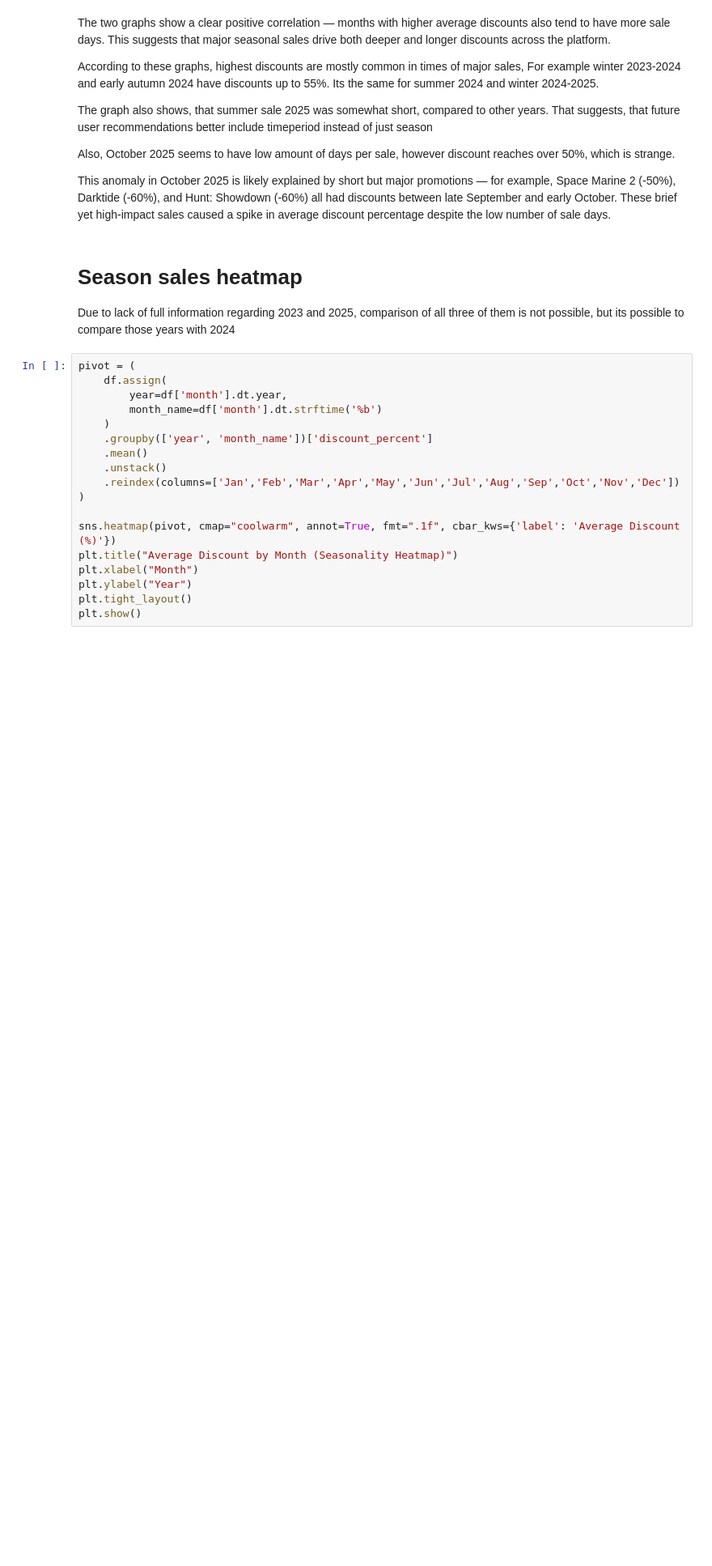
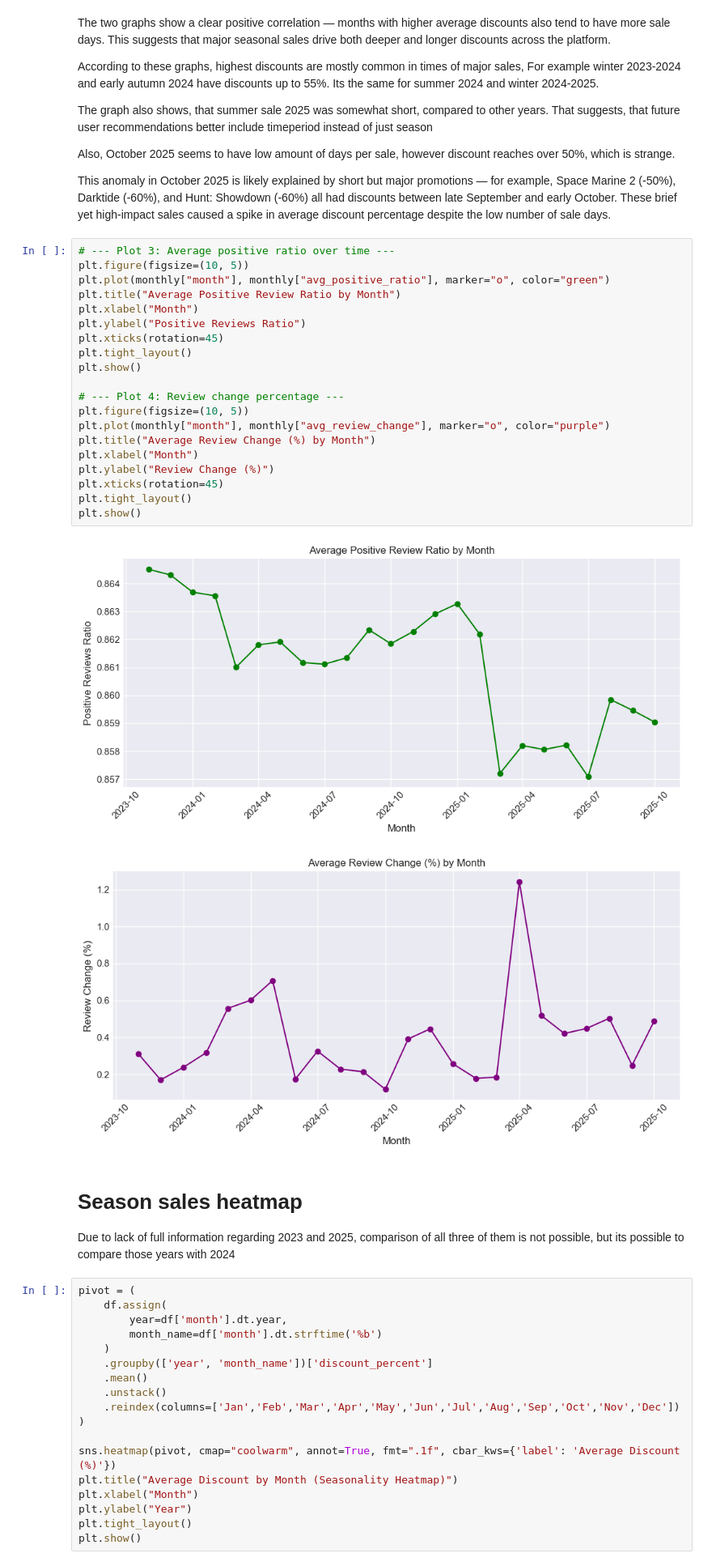
Before and after one commit to andriii0/SteamAnalyzer, a Jupyter notebook: model.ipynb, the cells around one changed output. Shown at 81% size. Saved outputs shown, nothing was run; the diff lists cells and outputs as text; blank space fills up the shorter version.

```diff
--- a/model.ipynb
+++ b/model.ipynb
@@ -72,6 +90,29 @@ The graph also shows, that summer sale 2025 was somewhat short, compared to othe
 Also, October 2025 seems to have low amount of days per sale, however discount reaches over 50%, which is strange.
 
 This anomaly in October 2025 is likely explained by short but major promotions — for example, Space Marine 2 (-50%), Darktide (-60%), and Hunt: Showdown (-60%) all had discounts between late September and early October. These brief yet high-impact sales caused a spike in average discount percentage despite the low number of sale days.
+# %%
+# --- Plot 3: Average positive ratio over time ---
+plt.figure(figsize=(10, 5))
+plt.plot(monthly["month"], monthly["avg_positive_ratio"], marker="o", color="green")
+plt.title("Average Positive Review Ratio by Month")
+plt.xlabel("Month")
+plt.ylabel("Positive Reviews Ratio")
+plt.xticks(rotation=45)
+plt.tight_layout()
+plt.show()
+
+# --- Plot 4: Review change percentage ---
+plt.figure(figsize=(10, 5))
+plt.plot(monthly["month"], monthly["avg_review_change"], marker="o", color="purple")
+plt.title("Average Review Change (%) by Month")
+plt.xlabel("Month")
+plt.ylabel("Review Change (%)")
+plt.xticks(rotation=45)
+plt.tight_layout()
+plt.show()
+# %% [output]
+[figure, added]
+[figure, added]
 # %% [markdown]
 # Season sales heatmap
 
```
Also changed, not shown: parts of 35 cells of this notebook, 6 other files.
